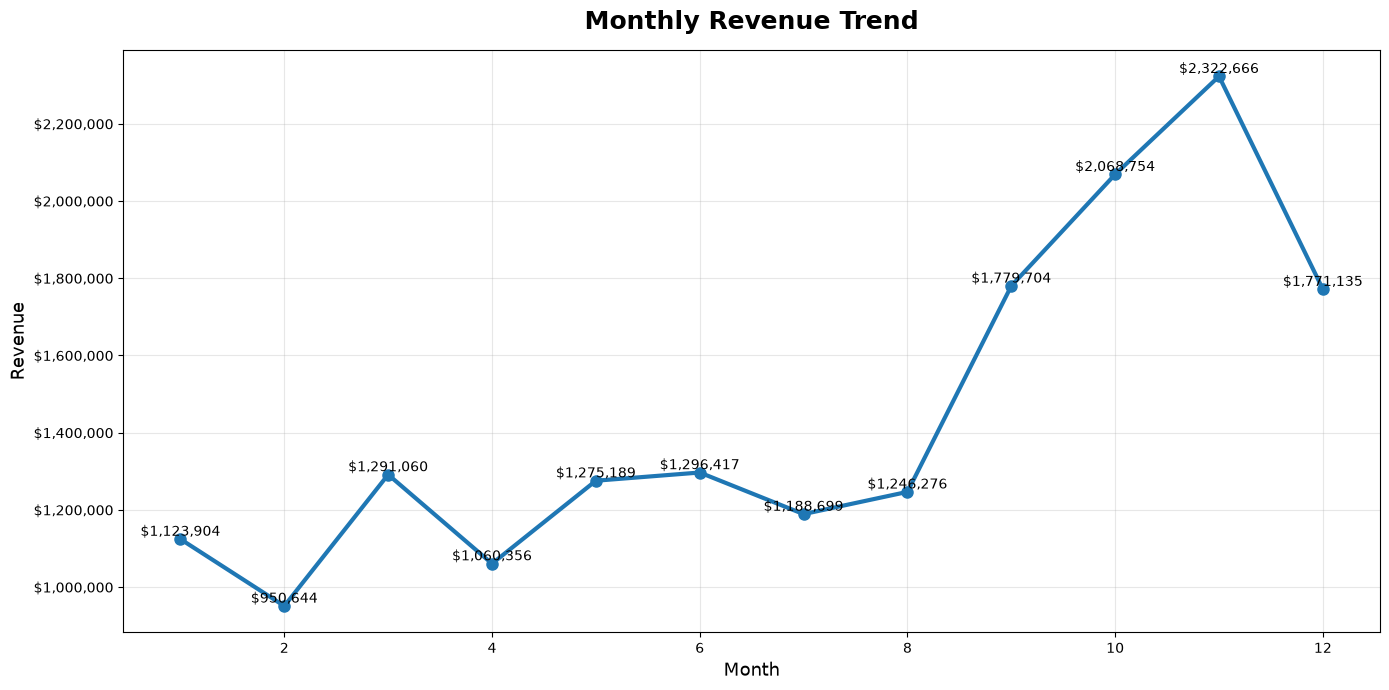
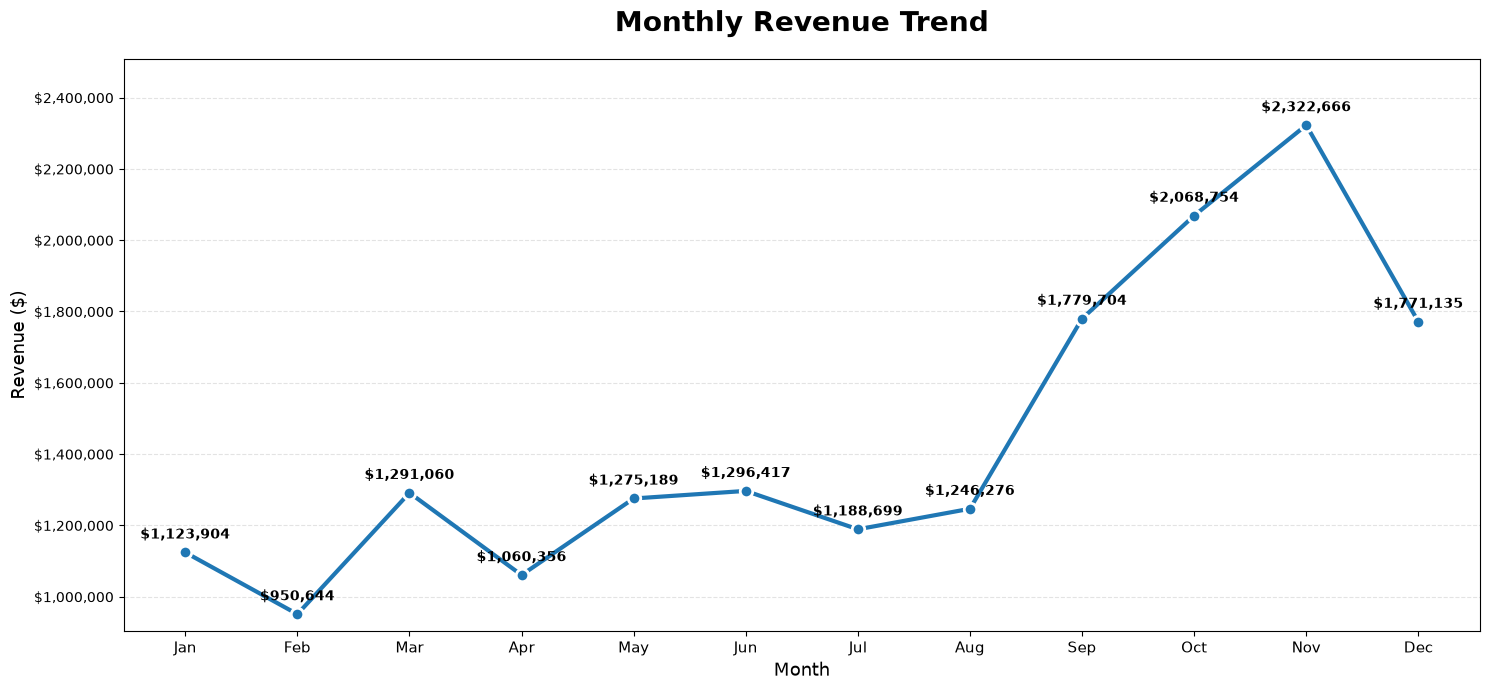
Unified diff of the notebook cell whose output changed from the first chart to the second:
--- before
+++ after
@@ -2,5 +2,10 @@
 from matplotlib.ticker import FuncFormatter
 
-fig, ax = plt.subplots(figsize=(14, 7))
+month_names = [
+    "Jan", "Feb", "Mar", "Apr", "May", "Jun",
+    "Jul", "Aug", "Sep", "Oct", "Nov", "Dec"
+]
+
+fig, ax = plt.subplots(figsize=(15, 7))
 
 ax.plot(
@@ -9,5 +14,7 @@
     marker="o",
     linewidth=3,
-    markersize=8
+    markersize=9,
+    markeredgecolor="white",
+    markeredgewidth=2
 )
 
@@ -16,12 +23,16 @@
     monthly_revenue["TotalPrice"]
 ):
-    ax.text(
-        x,
-        y,
+    ax.annotate(
         f"${y:,.0f}",
+        (x, y),
+        xytext=(0, 10),
+        textcoords="offset points",
         ha="center",
-        va="bottom",
-        fontsize=10
+        fontsize=10,
+        fontweight="bold"
     )
+
+ax.set_xticks(range(1, 13))
+ax.set_xticklabels(month_names, fontsize=11)
 
 ax.yaxis.set_major_formatter(
@@ -31,15 +42,26 @@
 ax.set_title(
     "Monthly Revenue Trend",
-    fontsize=18,
+    fontsize=20,
     fontweight="bold",
-    pad=15
+    pad=20
 )
 
 ax.set_xlabel("Month", fontsize=13)
-ax.set_ylabel("Revenue", fontsize=13)
+ax.set_ylabel("Revenue ($)", fontsize=13)
 
-ax.grid(alpha=0.3)
+ax.grid(axis="y", linestyle="--", alpha=0.35)
+
+ax.set_ylim(
+    monthly_revenue["TotalPrice"].min() * 0.95,
+    monthly_revenue["TotalPrice"].max() * 1.08
+)
 
 plt.tight_layout()
 
+plt.savefig(
+    "../reports/figures/monthly_revenue_trend.png",
+    dpi=300,
+    bbox_inches="tight"
+)
+
 plt.show()

Commit: Improve Monthly Revenue Trend visualization